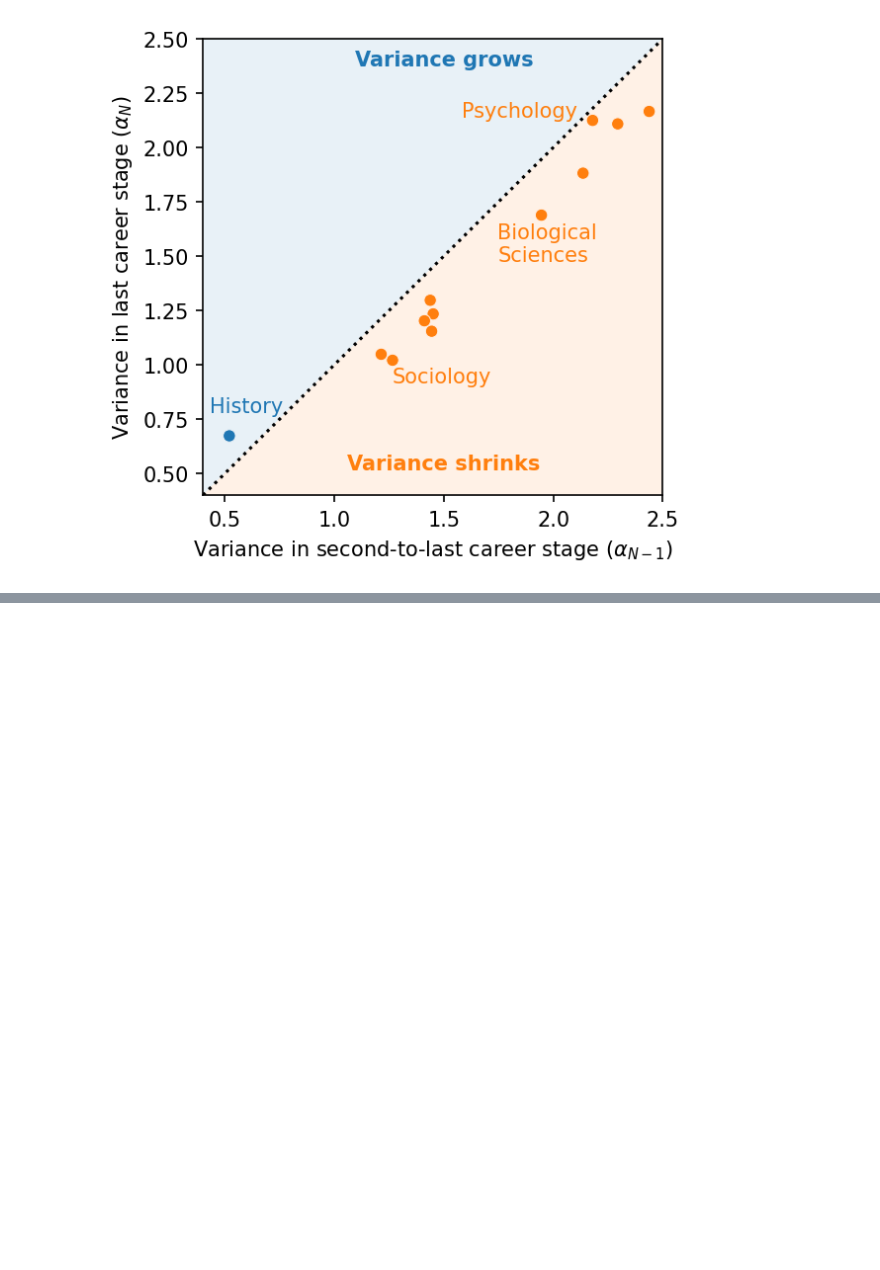
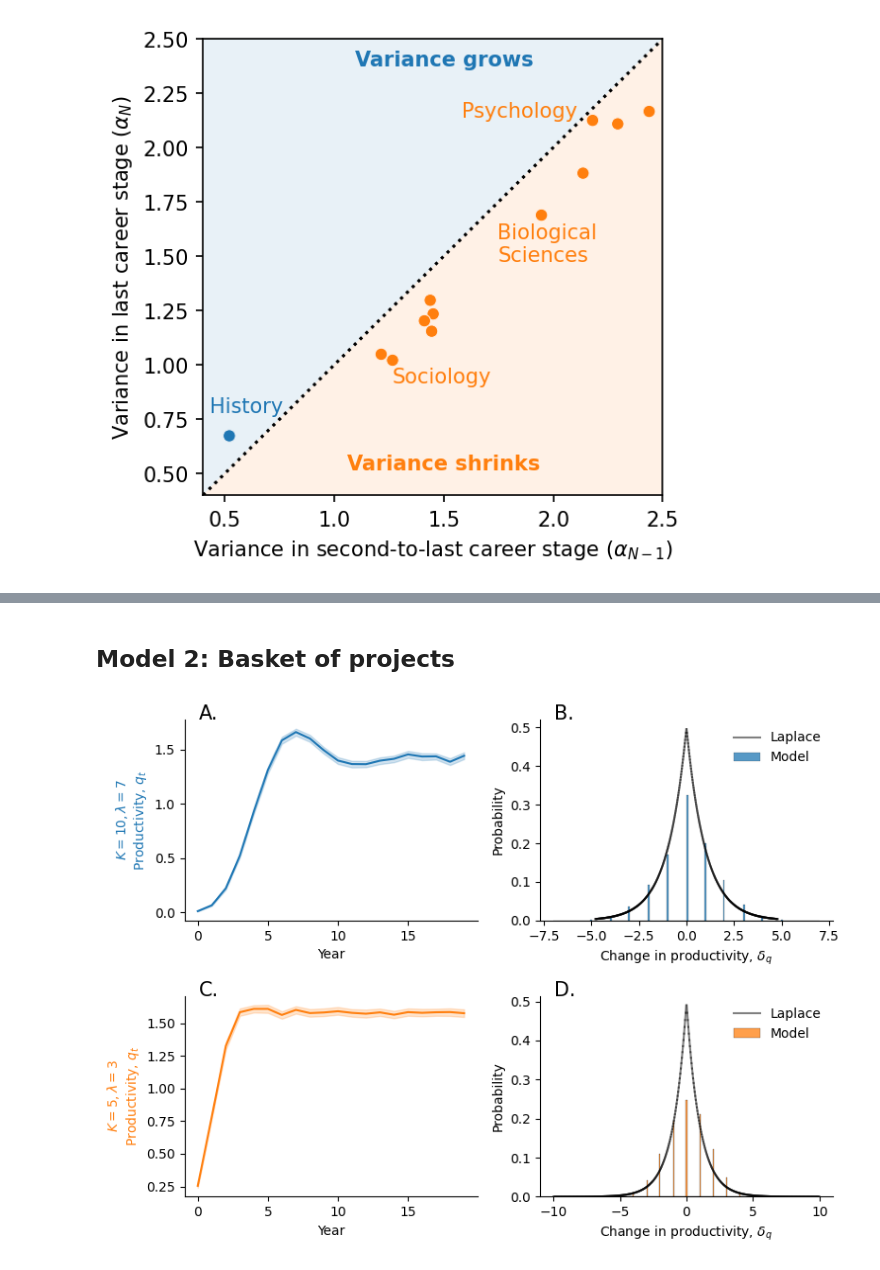
Before and after one commit to samzhang111/faculty-trajectories, a Jupyter notebook: write/note/Cross-field analysis with AARC.ipynb, the cells around one changed output, grey strips where cells are left out. Saved outputs shown, nothing was run; the diff lists cells and outputs as text; code cells hidden in the pictures; blank space fills up the shorter version.

```diff
--- a/write/note/Cross-field analysis with AARC.ipynb
+++ b/write/note/Cross-field analysis with AARC.ipynb
@@ -421,0 +689,2 @@ plt.tight_layout()
+# %% [markdown]
+## Model 2: Basket of projects
@@ -421,0 +744,62 @@ plt.tight_layout()
+# %%
+def plot_deltas_vs_laplace(dataframe, bound, c=None, ax=None):
+    deltas = dataframe.dropna().ProductivityDelta
+    fitted_params = stats.laplace.fit(deltas)
+
+    sns.histplot(deltas, stat='probability', ax=ax, color=c, label='Model')
+    fitted = stats.laplace(fitted_params)
+    drawn_label = False
+    for x1, x2 in zip(np.linspace(-bound, bound, num=500), np.linspace(-bound, bound, num=500)[1:]):
+        if not drawn_label:
+            label = 'Laplace'
+            drawn_label = True
+        else:
+            label = None
+
+        ax.plot(
+            [x1, x2],
+            [fitted.pdf(x1)[0], fitted.pdf(x2)[0]],
+        alpha=0.5, color='black', label=label)
+
+    ax.set_xlabel("Change in productivity, $\delta_q$")
+    dedup_legend(ax, loc='upper right', frameon=False)
+
+
+
+K1 = 10
+L1 = 7
+
+K2 = 5
+L2 = 3
+
+df1 = simulate(K1, L1)
+df2 = simulate(K2, L2)
+
+fig, axes = plt.subplots(2, 2, figsize=(8, 6))
+
+ax = axes[0][0]
+sns.lineplot(df1, x="Year", y="Productivity", ax=ax)
+#ax.text(10, 0.6, "$K=5, \lambda=3$")
+ax.set_ylabel(f"$K={K1}, \lambda={L1}$\nProductivity, $q_t$", color=sns.color_palette()[0])
+ax.text(0.05, 1, "A.", fontsize=15, transform=ax.transAxes)
+
+ax = axes[0][1]
+plot_deltas_vs_laplace(df1, bound=4.8, ax=ax)
+ax.text(0.05, 1, "B.", fontsize=15, transform=ax.transAxes)
+
+ax = axes[1][0]
+sns.lineplot(df2, x="Year", y="Productivity", c=sns.color_palette()[1], ax=ax)
+#ax.text(10, 3, "$K=100, \lambda=10$")
+ax.set_ylabel(f"$K={K2}, \lambda={L2}$\nProductivity, $q_t$", color=sns.color_palette()[1])
+ax.text(0.05, 1, "C.", fontsize=15, transform=ax.transAxes)
+
+ax = axes[1][1]
+plot_deltas_vs_laplace(df2, bound=10, c=sns.color_palette()[1], ax=ax)
+ax.text(0.05, 1, "D.", fontsize=15, transform=ax.transAxes)
+
+plt.tight_layout()
+sns.despine()
+
+plt.savefig(here("output/resubmission/minimal_model2.pdf"), bbox_inches="tight")
+# %% [output]
+[figure, added]
```
Also changed, not shown: parts of 66 cells of this notebook, 1 other file.
